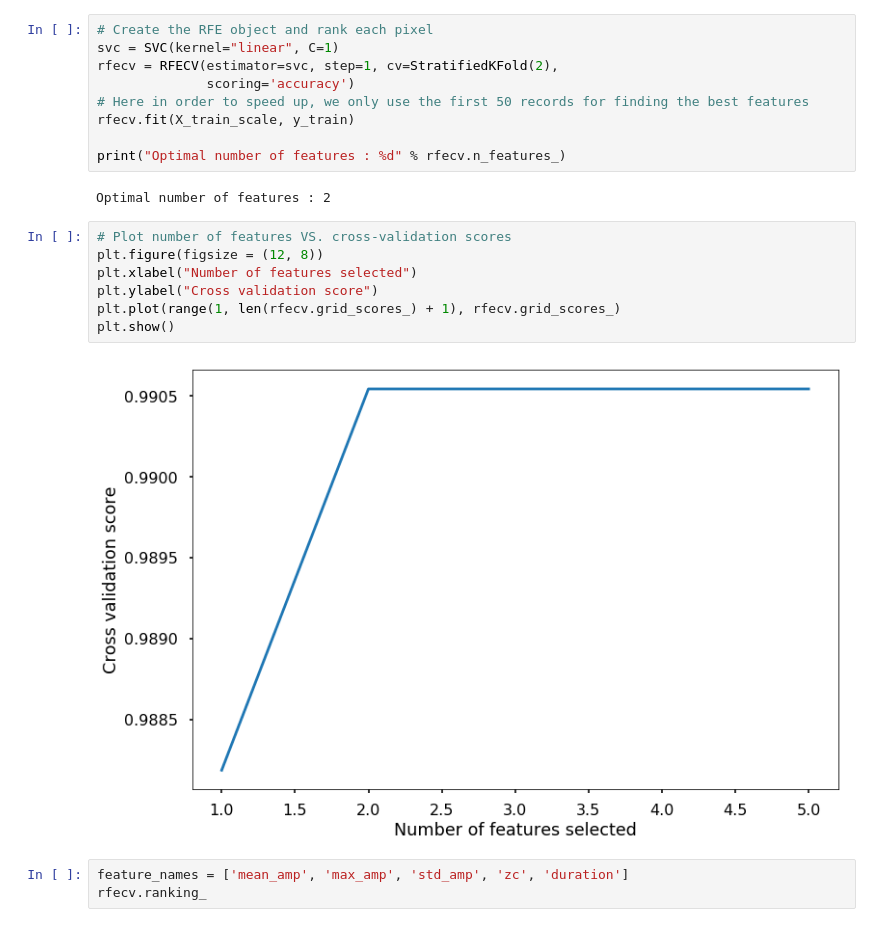
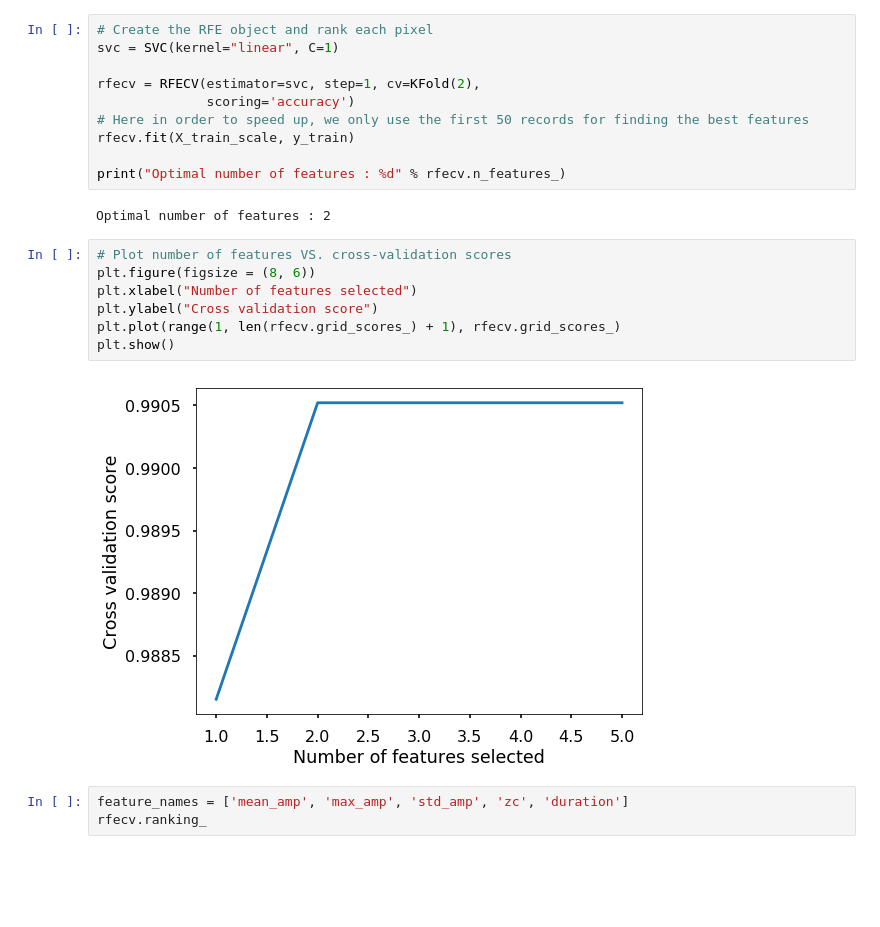
Before and after one commit to qingkaikong/SSA_Machine_Learning_2019, a Jupyter notebook: notebooks/04_classification_examples.ipynb, the cells around one changed output. Cells and saved outputs as stored; diff of their text form; blank space fills up the shorter version.

```diff
--- a/notebooks/04_classification_examples.ipynb
+++ b/notebooks/04_classification_examples.ipynb
@@ -148,7 +199,8 @@ from sklearn.model_selection import StratifiedKFold
 # %%
 # Create the RFE object and rank each pixel
 svc = SVC(kernel="linear", C=1)
-rfecv = RFECV(estimator=svc, step=1, cv=StratifiedKFold(2),
+
+rfecv = RFECV(estimator=svc, step=1, cv=KFold(2),
               scoring='accuracy')
 # Here in order to speed up, we only use the first 50 records for finding the best features
 rfecv.fit(X_train_scale, y_train)
@@ -158,13 +210,13 @@ print("Optimal number of features : %d" % rfecv.n_features_)
 Optimal number of features : 2
 # %%
 # Plot number of features VS. cross-validation scores
-plt.figure(figsize = (12, 8))
+plt.figure(figsize = (8, 6))
 plt.xlabel("Number of features selected")
 plt.ylabel("Cross validation score")
 plt.plot(range(1, len(rfecv.grid_scores_) + 1), rfecv.grid_scores_)
 plt.show()
 # %% [output]
-[figure, old version]
+[figure, new version]
 # %%
 feature_names = ['mean_amp', 'max_amp', 'std_amp', 'zc', 'duration']
 rfecv.ranking_
```
Also changed, not shown: parts of 38 cells of this notebook.
